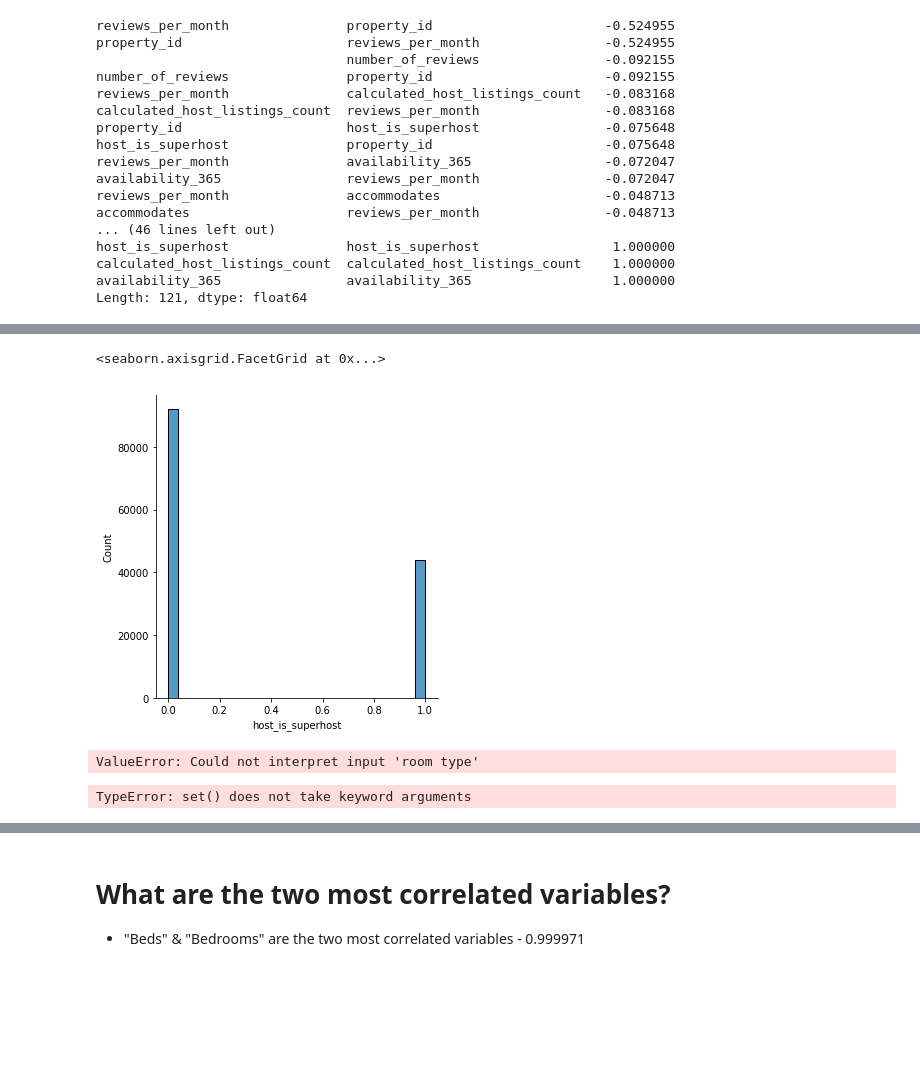
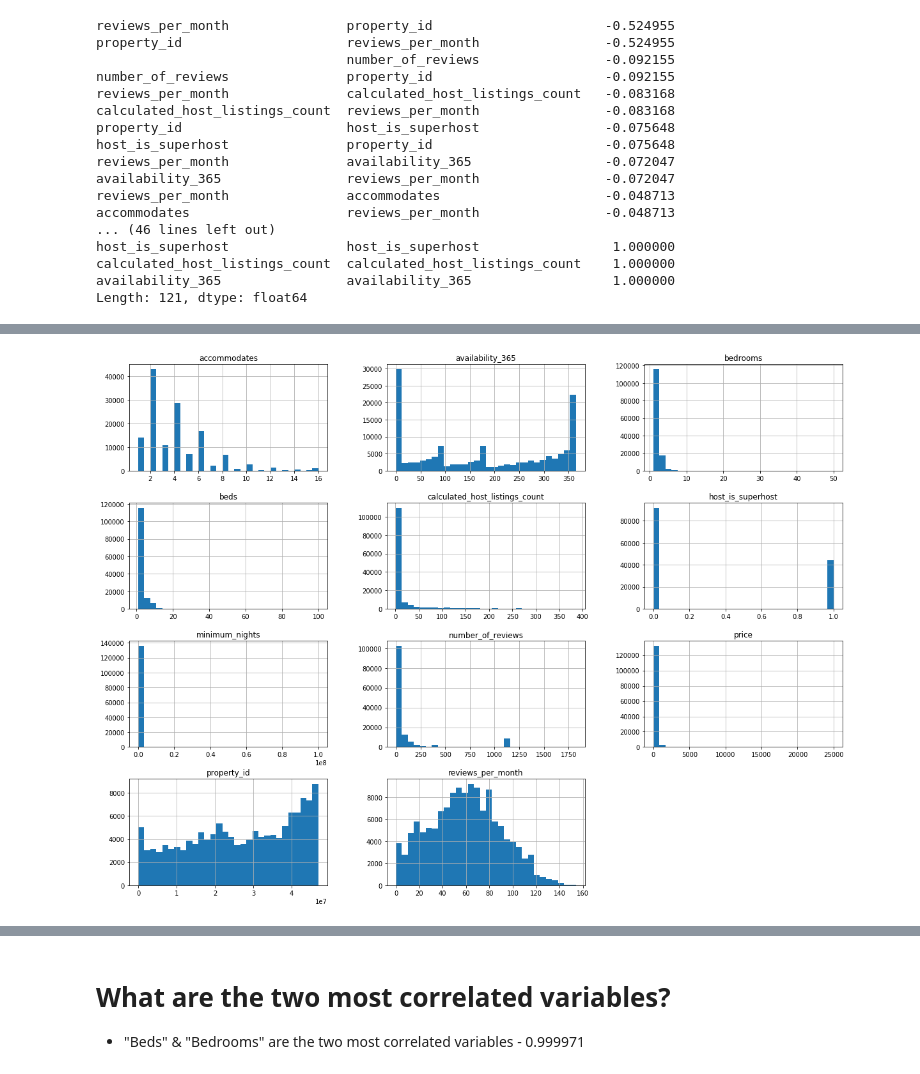
Before and after one commit to neelfx/AirBnB, a Jupyter notebook: airbnb_analysis.ipynb, the cells around one changed output, grey strips where cells are left out. Saved outputs shown, nothing was run; the diff lists cells and outputs as text; code cells hidden in the pictures; blank space fills up the shorter version.

```diff
--- a/airbnb_analysis.ipynb
+++ b/airbnb_analysis.ipynb
@@ -312,18 +289,7 @@ sns.displot(df['bedrooms'])
-# %%
-sns.displot(df['host_is_superhost'])
-# %% [output]
-<seaborn.axisgrid.FacetGrid at 0x...>
-[figure, removed]
-# %%
-
-sns.catplot(x="room type", kind="count", palette="ch:.25", data=df["room_type"])
-# %% [output]
-ValueError: Could not interpret input 'room type'
-# %%
-#sns.displot(df['bedrooms'])
-set(xlim=(0,15),ylim=(0,100))
-sns.displot(data=df, x="bedrooms", ax=ax)
-plt.show()
-# %% [output]
-TypeError: set() does not take keyword arguments
+# %%
+import warnings
+warnings.filterwarnings('ignore')
+df.hist(figsize = (20,15), bins=30);
+# %% [output]
+[figure, added]
 # %%
```
Also changed, not shown: parts of 29 cells of this notebook, 5 other files.
